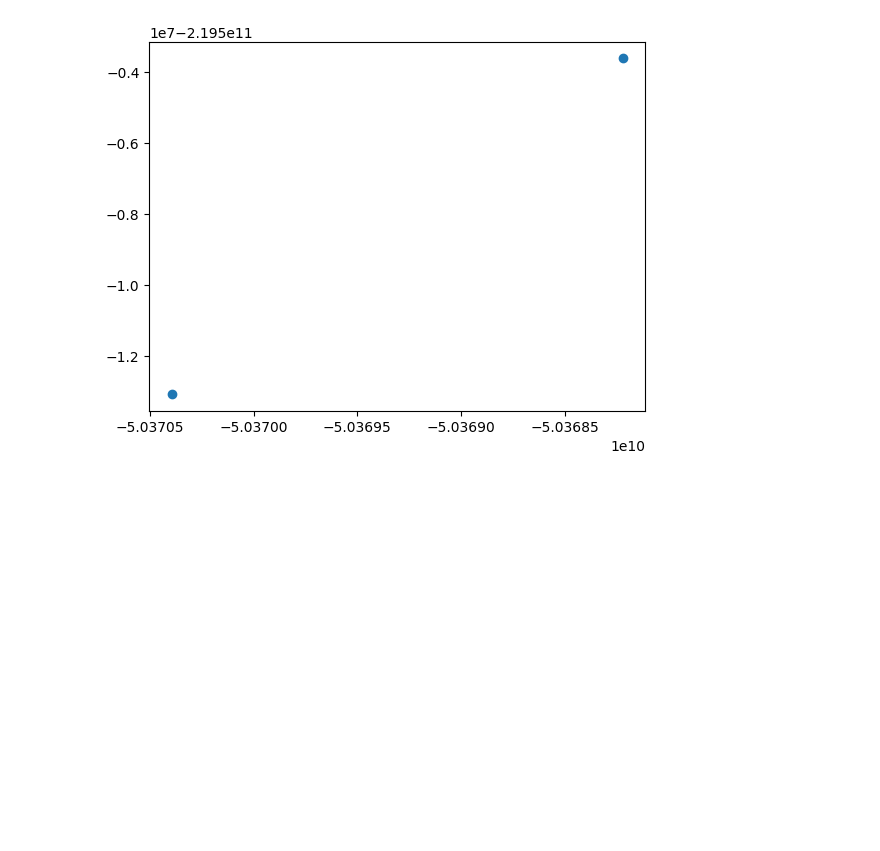
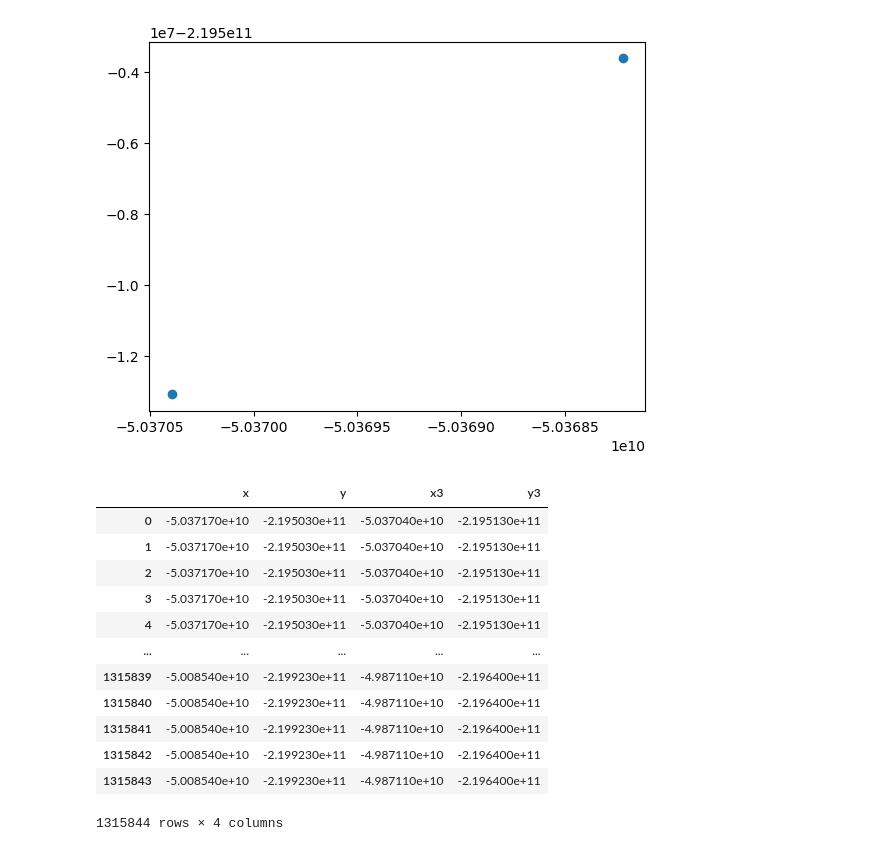
Before and after one commit to Mis-prog/matmod-7sem, a Jupyter notebook: labs/lab1/misha/report/draw.ipynb, the cells around one changed output. Drawn from its saved outputs; the diff is of its cells as text; code cells hidden in the pictures; blank space fills up the shorter version.

```diff
--- a/labs/lab1/misha/report/draw.ipynb
+++ b/labs/lab1/misha/report/draw.ipynb
@@ -28,3 +39,20 @@ plt.scatter(x_coords,y_coords)
 # %% [output]
 <matplotlib.collections.PathCollection at 0x...>
 [figure]
+# %%
+data_trajectory_raketa=pd.read_csv('../res_task2/full_trajectory.csv',sep=' ')
+data_trajectory_raketa
+# %% [output]
+|  | x | y | x3 | y3 |
+| 0 | -5.037170e+10 | -2.195030e+11 | -5.037040e+10 | -2.195130e+11 |
+| 1 | -5.037170e+10 | -2.195030e+11 | -5.037040e+10 | -2.195130e+11 |
+| 2 | -5.037170e+10 | -2.195030e+11 | -5.037040e+10 | -2.195130e+11 |
+| 3 | -5.037170e+10 | -2.195030e+11 | -5.037040e+10 | -2.195130e+11 |
+| 4 | -5.037170e+10 | -2.195030e+11 | -5.037040e+10 | -2.195130e+11 |
+| ... | ... | ... | ... | ... |
+| 1315839 | -5.008540e+10 | -2.199230e+11 | -4.987110e+10 | -2.196400e+11 |
+| 1315840 | -5.008540e+10 | -2.199230e+11 | -4.987110e+10 | -2.196400e+11 |
+| 1315841 | -5.008540e+10 | -2.199230e+11 | -4.987110e+10 | -2.196400e+11 |
+| 1315842 | -5.008540e+10 | -2.199230e+11 | -4.987110e+10 | -2.196400e+11 |
+| 1315843 | -5.008540e+10 | -2.199230e+11 | -4.987110e+10 | -2.196400e+11 |
+1315844 rows × 4 columns
```
Also changed, not shown: parts of 4 cells of this notebook, 2 other files.
